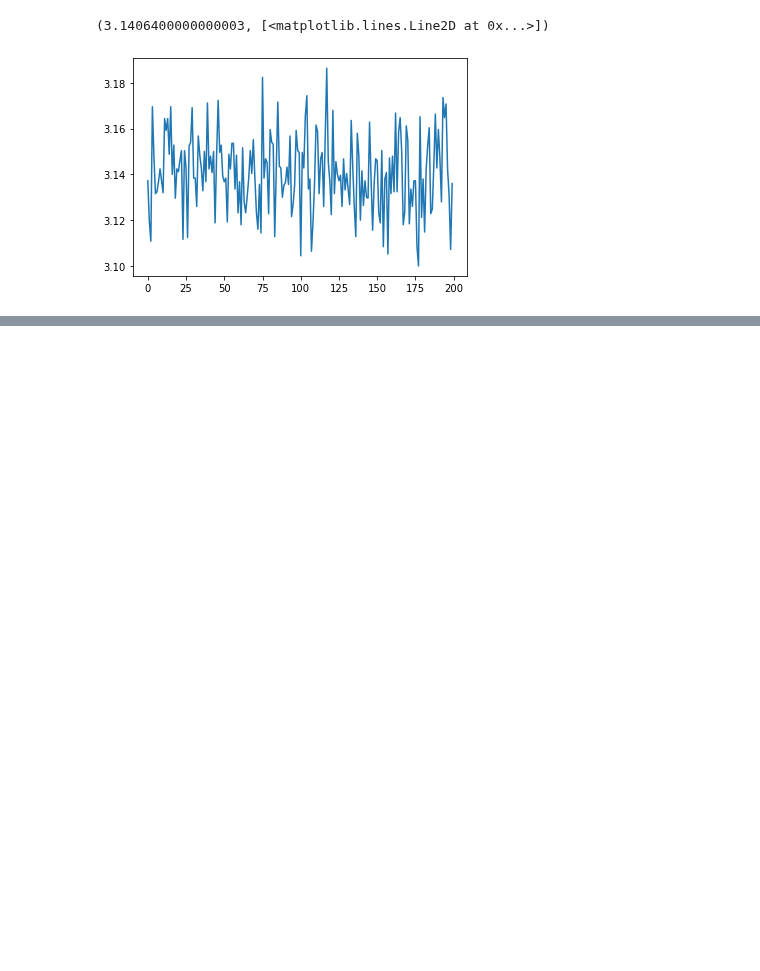
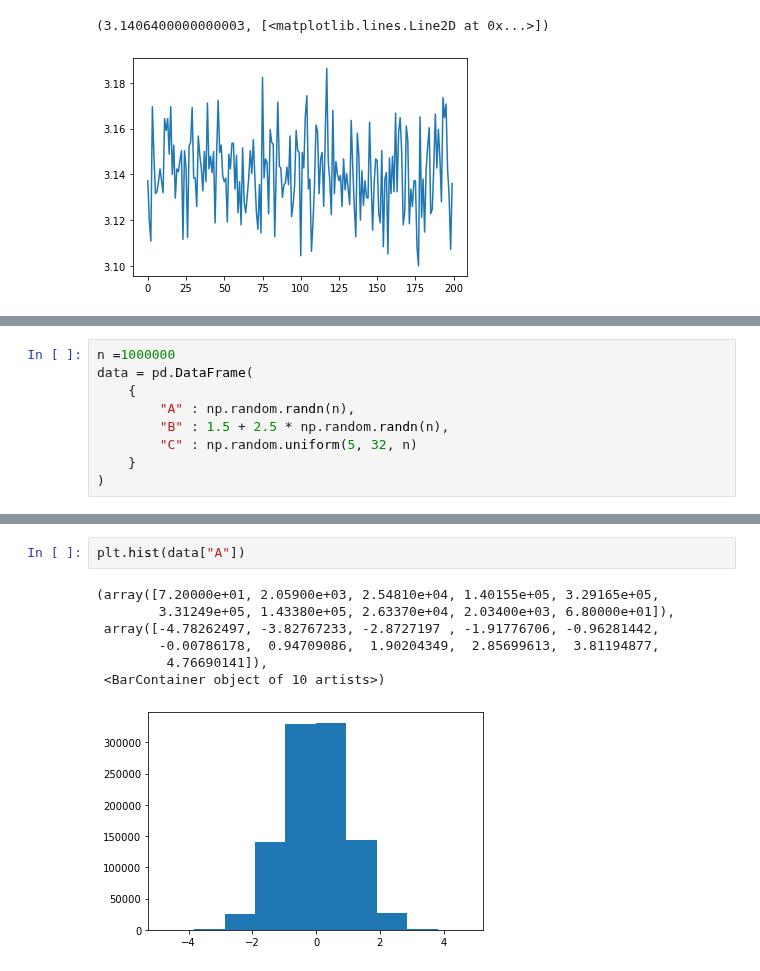
Before and after one commit to tomasvdh/python-ml-course, a Jupyter notebook: mynotebooks/T2 - 2 - Data Cleaning - Funciones de distribución de probabilidad.ipynb, the cells around one changed output, grey strips where cells are left out. Saved outputs shown, nothing was run; the diff lists cells and outputs as text; blank space fills up the shorter version.

```diff
--- a/mynotebooks/T2 - 2 - Data Cleaning - Funciones de distribución de probabilidad.ipynb
+++ b/mynotebooks/T2 - 2 - Data Cleaning - Funciones de distribución de probabilidad.ipynb
@@ -124,0 +128,9 @@ pi_montecarlo(10000, 200)
+# %%
+n =1000000
+data = pd.DataFrame(
+    {
+        "A" : np.random.randn(n),
+        "B" : 1.5 + 2.5 * np.random.randn(n),
+        "C" : np.random.uniform(5, 32, n)
+    }
+)
@@ -124,0 +149,10 @@ pi_montecarlo(10000, 200)
+# %%
+plt.hist(data["A"])
+# %% [output]
+(array([7.20000e+01, 2.05900e+03, 2.54810e+04, 1.40155e+05, 3.29165e+05,
+        3.31249e+05, 1.43380e+05, 2.63370e+04, 2.03400e+03, 6.80000e+01]),
+ array([-4.78262497, -3.82767233, -2.8727197 , -1.91776706, -0.96281442,
+        -0.00786178,  0.94709086,  1.90204349,  2.85699613,  3.81194877,
+         4.76690141]),
+ <BarContainer object of 10 artists>)
+[figure, added]
```
Also changed, not shown: parts of 11 cells of this notebook.
